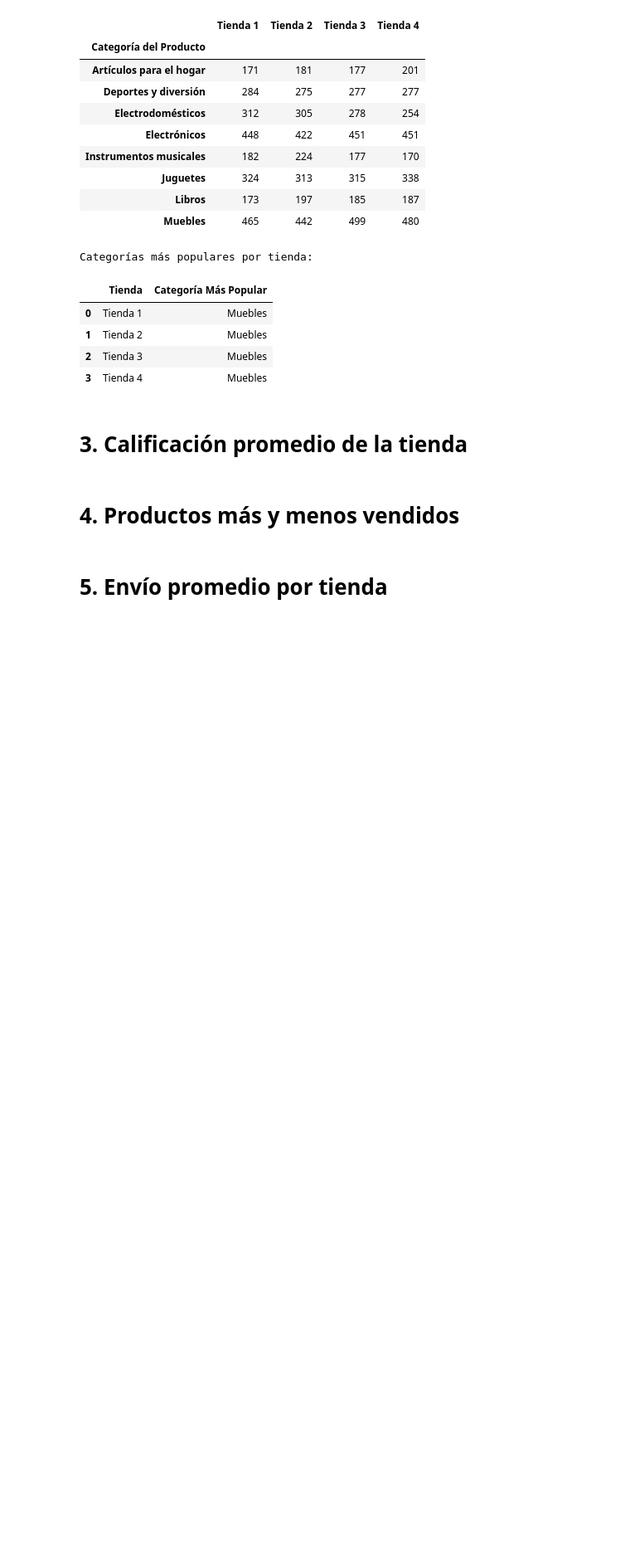
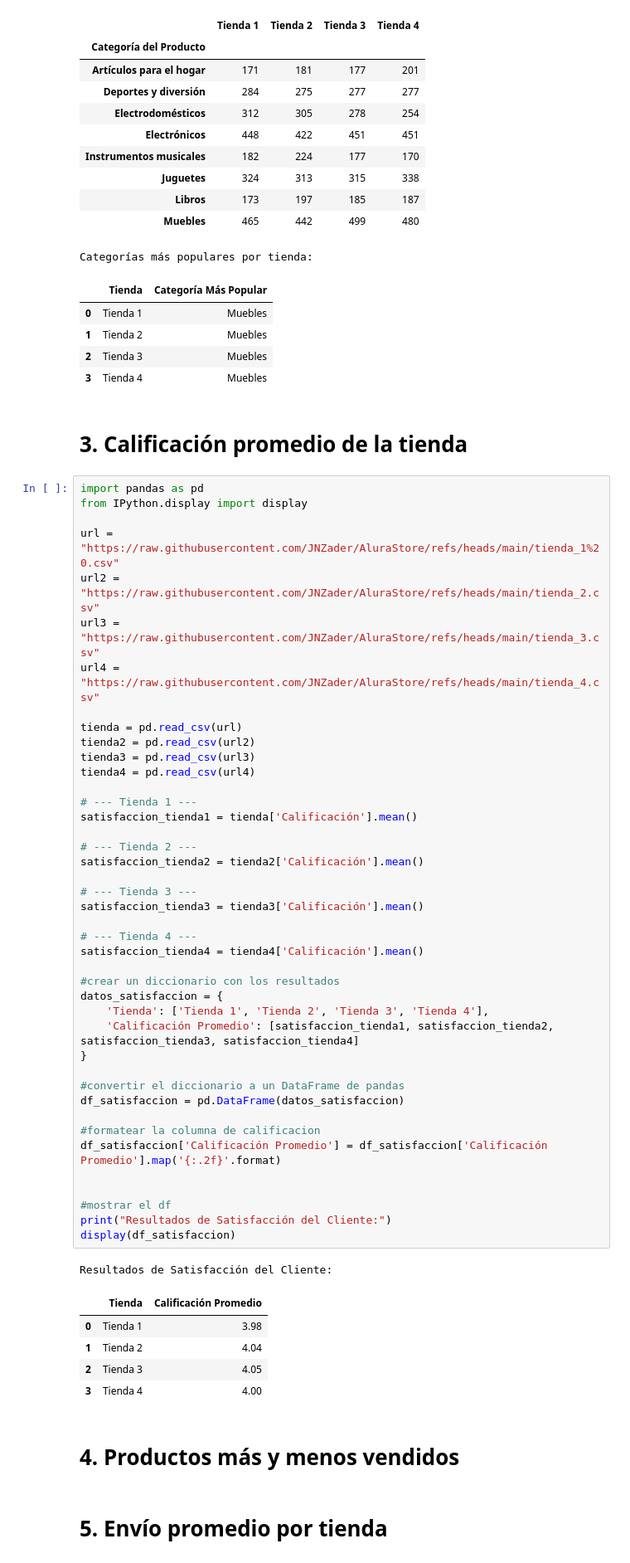
Before and after one commit to JNZader/AluraStore, a Jupyter notebook: AluraStoreLatam.ipynb, the cells around one changed output. Shown at 83% size. Saved outputs shown, nothing was run; the diff lists cells and outputs as text; blank space fills up the shorter version.

```diff
--- a/AluraStoreLatam.ipynb
+++ b/AluraStoreLatam.ipynb
@@ -93,6 +93,55 @@ Categorías más populares por tienda:
 | 3 | Tienda 4 | Muebles |
 # %% [markdown]
 # 3. Calificación promedio de la tienda
+# %%
+import pandas as pd
+from IPython.display import display
+
+url = "https://raw.githubusercontent.com/JNZader/AluraStore/refs/heads/main/tienda_1%20.csv"
+url2 = "https://raw.githubusercontent.com/JNZader/AluraStore/refs/heads/main/tienda_2.csv"
+url3 = "https://raw.githubusercontent.com/JNZader/AluraStore/refs/heads/main/tienda_3.csv"
+url4 = "https://raw.githubusercontent.com/JNZader/AluraStore/refs/heads/main/tienda_4.csv"
+
+tienda = pd.read_csv(url)
+tienda2 = pd.read_csv(url2)
+tienda3 = pd.read_csv(url3)
+tienda4 = pd.read_csv(url4)
+
+# --- Tienda 1 ---
+satisfaccion_tienda1 = tienda['Calificación'].mean()
+
+# --- Tienda 2 ---
+satisfaccion_tienda2 = tienda2['Calificación'].mean()
+
+# --- Tienda 3 ---
+satisfaccion_tienda3 = tienda3['Calificación'].mean()
+
+# --- Tienda 4 ---
+satisfaccion_tienda4 = tienda4['Calificación'].mean()
+
+#crear un diccionario con los resultados
+datos_satisfaccion = {
+    'Tienda': ['Tienda 1', 'Tienda 2', 'Tienda 3', 'Tienda 4'],
+    'Calificación Promedio': [satisfaccion_tienda1, satisfaccion_tienda2, satisfaccion_tienda3, satisfaccion_tienda4]
+}
+
+#convertir el diccionario a un DataFrame de pandas
+df_satisfaccion = pd.DataFrame(datos_satisfaccion)
+
+#formatear la columna de calificacion
+df_satisfaccion['Calificación Promedio'] = df_satisfaccion['Calificación Promedio'].map('{:.2f}'.format)
+
+
+#mostrar el df
+print("Resultados de Satisfacción del Cliente:")
+display(df_satisfaccion)
+# %% [output]
+Resultados de Satisfacción del Cliente:
+|  | Tienda | Calificación Promedio |
+| 0 | Tienda 1 | 3.98 |
+| 1 | Tienda 2 | 4.04 |
+| 2 | Tienda 3 | 4.05 |
+| 3 | Tienda 4 | 4.00 |
 # %% [markdown]
 # 4. Productos más y menos vendidos
 # %% [markdown]
```
